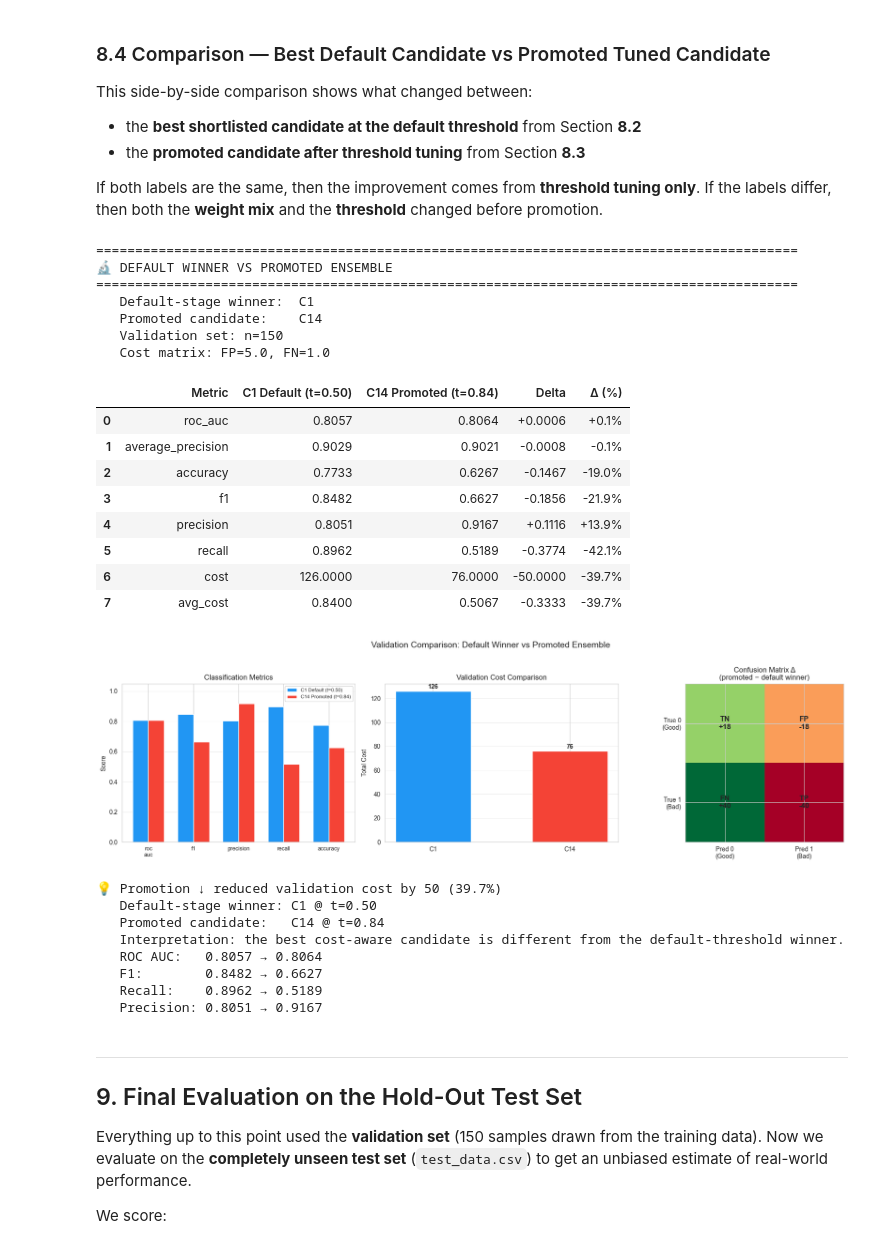
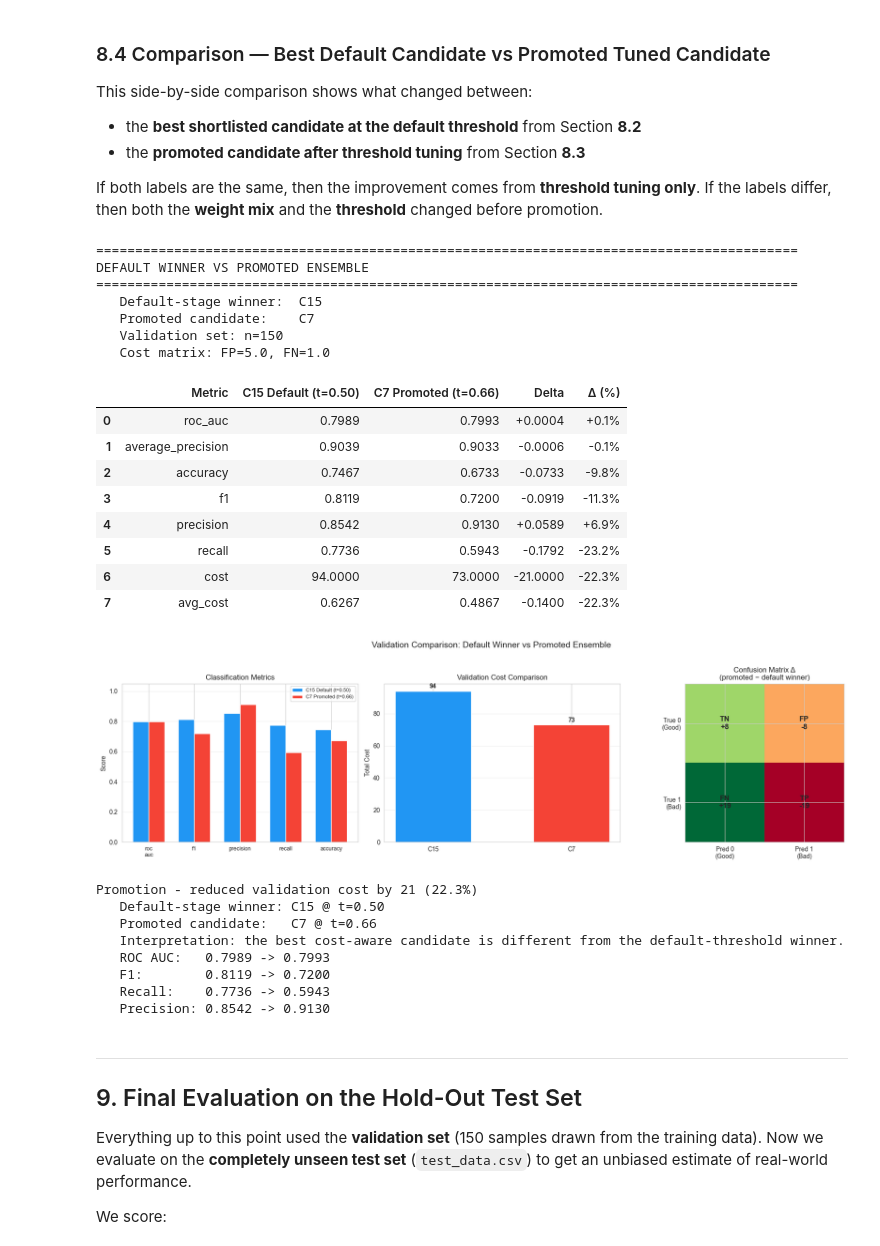
Before and after one commit to ntinasf/credit-risk, a Jupyter notebook: notebooks/investigation.ipynb, the cells around one changed output. Saved outputs shown, nothing was run; the diff lists cells and outputs as text; code cells hidden in the pictures.

```diff
--- a/notebooks/investigation.ipynb
+++ b/notebooks/investigation.ipynb
@@ -1939,15 +1982,18 @@ for candidate in shortlisted_candidates:
         "best_cost": best_cost_candidate,
     }
 
+# Promotion is decided on COST — the project's objective. Precision and ROC AUC
+# only break ties. (Sorting precision-first instead picks a higher-precision but
+# more expensive candidate, which contradicts the stated objective.)
 candidate_tuned_df = pd.DataFrame(candidate_tuned_records).sort_values(
-    ["precision", "roc_auc", "cost"],
-    ascending=[False, False, True],
+    ["cost", "precision", "roc_auc"],
+    ascending=[True, False, False],
 ).reset_index(drop=True)
 
 print("=" * 110)
-print("🎯 SHORTLISTED CANDIDATES AFTER THRESHOLD TUNING")
+print("SHORTLISTED CANDIDATES AFTER THRESHOLD TUNING")
 print("=" * 110)
-print("   Promotion rule: cost ↑ priority, then precision, then ROC AUC")
+print("   Promotion rule: lowest cost, then precision, then ROC AUC")
 print(f"   Validation set: n={len(y_val)}")
 print(f"   Cost matrix: FP={cost_fp}, FN={cost_fn}\n")
 
@@ -1985,21 +2031,21 @@ metrics_tuned = {
 }
 selected_ensemble_candidate = promoted_candidate_label
 
-print(f"\n🏆 Promoted ensemble candidate: {promoted_candidate_label}")
+print(f"\nPromoted ensemble candidate: {promoted_candidate_label}")
 print(f"   Original shortlist rank: #{int(promoted_candidate['shortlist_rank'])}")
 print(
-    f"   Weights → LRC={ensemble_weights['lrc']:.1f}, RFC={ensemble_weights['rfc']:.1f}, "
+    f"   Weights -> LRC={ensemble_weights['lrc']:.1f}, RFC={ensemble_weights['rfc']:.1f}, "
     f"SVC={ensemble_weights['svc']:.1f}, CAT={ensemble_weights['cat']:.1f}"
 )
-print(f"   Tuned threshold → {best_threshold:.2f}")
+print(f"   Tuned threshold -> {best_threshold:.2f}")
 for metric_name, metric_value in metrics_tuned.items():
     print(f"   {metric_name:>20s}: {metric_value:.4f}")
 
 if promoted_candidate_label == best_default_candidate_label:
-    print("\nℹ️ Promotion kept the same weight combination as the default-threshold winner.")
+    print("\nPromotion kept the same weight combination as the default-threshold winner.")
     print("   The gain here comes purely from threshold tuning.")
 else:
-    print(f"\n🔄 Promotion changed the winner from {best_default_candidate_label} to {promoted_candidate_label}.")
+    print(f"\nPromotion changed the winner from {best_default_candidate_label} to {promoted_candidate_label}.")
     print("   This means the best cost-aware ensemble is not the same as the best default-threshold ensemble.")
 
 cost_delta_vs_default = metrics_tuned["cost"] - metrics_default["cost"]
@@ -2114,7 +2160,7 @@ comparison_df["Delta"] = comparison_df[promoted_col] - comparison_df[default_col
 comparison_df["Δ (%)"] = comparison_df["Delta"] / comparison_df[default_col].abs().replace(0, np.nan) * 100
 
 print("=" * 90)
-print("🔬 DEFAULT WINNER VS PROMOTED ENSEMBLE")
+print("DEFAULT WINNER VS PROMOTED ENSEMBLE")
 print("=" * 90)
 print(f"   Default-stage winner:  {default_label}")
 print(f"   Promoted candidate:    {promoted_label}")
@@ -2176,60 +2222,60 @@ labels = np.array([
 ])
 scale = np.max(np.abs(cm_diff))
 im = ax.imshow(cm_diff, cmap="RdYlGn", vmin=-scale if scale else -1, vmax=scale if scale else 1)
 for i in range(2):
     for j in range(2):
         ax.text(j, i, labels[i, j], ha="center", va="center", fontsize=12, fontweight="bold")
 ax.set_xticks([0, 1])
 ax.set_yticks([0, 1])
 ax.set_xticklabels(["Pred 0\n(Good)", "Pred 1\n(Bad)"])
 ax.set_yticklabels(["True 0\n(Good)", "True 1\n(Bad)"])
 ax.set_title("Confusion Matrix Δ\n(promoted − default winner)")
 
 plt.suptitle("Validation Comparison: Default Winner vs Promoted Ensemble", fontsize=14, y=1.02)
 plt.tight_layout()
 plt.show()
 
 cost_delta = metrics_tuned["cost"] - metrics_default["cost"]
 cost_pct = cost_delta / metrics_default["cost"] * 100 if metrics_default["cost"] != 0 else 0
-direction = "↓ reduced" if cost_delta < 0 else ("↑ increased" if cost_delta > 0 else "= unchanged")
+direction = "reduced" if cost_delta < 0 else ("increased" if cost_delta > 0 else "left unchanged")
 
-print(f"\n💡 Promotion {direction} validation cost by {abs(cost_delta):.0f} ({abs(cost_pct):.1f}%)")
+print(f"\nPromotion {direction} validation cost by {abs(cost_delta):.0f} ({abs(cost_pct):.1f}%)")
 print(f"   Default-stage winner: {default_label} @ t={DEFAULT_THRESHOLD:.2f}")
 print(f"   Promoted candidate:   {promoted_label} @ t={best_threshold:.2f}")
 if default_label == promoted_label:
     print("   Interpretation: same weights won, threshold tuning made the difference.")
 else:
     print("   Interpretation: the best cost-aware candidate is different from the default-threshold winner.")
-print(f"   ROC AUC:   {metrics_default['roc_auc']:.4f} → {metrics_tuned['roc_auc']:.4f}")
-print(f"   F1:        {metrics_default['f1']:.4f} → {metrics_tuned['f1']:.4f}")
-print(f"   Recall:    {metrics_default['recall']:.4f} → {metrics_tuned['recall']:.4f}")
-print(f"   Precision: {metrics_default['precision']:.4f} → {metrics_tuned['precision']:.4f}")
+print(f"   ROC AUC:   {metrics_default['roc_auc']:.4f} -> {metrics_tuned['roc_auc']:.4f}")
+print(f"   F1:        {metrics_default['f1']:.4f} -> {metrics_tuned['f1']:.4f}")
+print(f"   Recall:    {metrics_default['recall']:.4f} -> {metrics_tuned['recall']:.4f}")
+print(f"   Precision: {metrics_default['precision']:.4f} -> {metrics_tuned['precision']:.4f}")
 # %% [output]
 ==========================================================================================
-🔬 DEFAULT WINNER VS PROMOTED ENSEMBLE
+DEFAULT WINNER VS PROMOTED ENSEMBLE
 ==========================================================================================
-   Default-stage winner:  C1
-   Promoted candidate:    C14
+   Default-stage winner:  C15
+   Promoted candidate:    C7
    Validation set: n=150
    Cost matrix: FP=5.0, FN=1.0
-|  | Metric | C1 Default (t=0.50) | C14 Promoted (t=0.84) | Delta | Δ (%) |
-| 0 | roc_auc | 0.8057 | 0.8064 | +0.0006 | +0.1% |
-| 1 | average_precision | 0.9029 | 0.9021 | -0.0008 | -0.1% |
-| 2 | accuracy | 0.7733 | 0.6267 | -0.1467 | -19.0% |
-| 3 | f1 | 0.8482 | 0.6627 | -0.1856 | -21.9% |
-| 4 | precision | 0.8051 | 0.9167 | +0.1116 | +13.9% |
-| 5 | recall | 0.8962 | 0.5189 | -0.3774 | -42.1% |
-| 6 | cost | 126.0000 | 76.0000 | -50.0000 | -39.7% |
-| 7 | avg_cost | 0.8400 | 0.5067 | -0.3333 | -39.7% |
+|  | Metric | C15 Default (t=0.50) | C7 Promoted (t=0.66) | Delta | Δ (%) |
+| 0 | roc_auc | 0.7989 | 0.7993 | +0.0004 | +0.1% |
+| 1 | average_precision | 0.9039 | 0.9033 | -0.0006 | -0.1% |
+| 2 | accuracy | 0.7467 | 0.6733 | -0.0733 | -9.8% |
+| 3 | f1 | 0.8119 | 0.7200 | -0.0919 | -11.3% |
+| 4 | precision | 0.8542 | 0.9130 | +0.0589 | +6.9% |
+| 5 | recall | 0.7736 | 0.5943 | -0.1792 | -23.2% |
+| 6 | cost | 94.0000 | 73.0000 | -21.0000 | -22.3% |
+| 7 | avg_cost | 0.6267 | 0.4867 | -0.1400 | -22.3% |
-[figure, old version]
+[figure, new version]
-💡 Promotion ↓ reduced validation cost by 50 (39.7%)
-   Default-stage winner: C1 @ t=0.50
-   Promoted candidate:   C14 @ t=0.84
+Promotion - reduced validation cost by 21 (22.3%)
+   Default-stage winner: C15 @ t=0.50
+   Promoted candidate:   C7 @ t=0.66
    Interpretation: the best cost-aware candidate is different from the default-threshold winner.
-   ROC AUC:   0.8057 → 0.8064
-   F1:        0.8482 → 0.6627
-   Recall:    0.8962 → 0.5189
-   Precision: 0.8051 → 0.9167
+   ROC AUC:   0.7989 -> 0.7993
+   F1:        0.8119 -> 0.7200
+   Recall:    0.7736 -> 0.5943
+   Precision: 0.8542 -> 0.9130
 # %% [markdown]
 ---
 ## 9. Final Evaluation on the Hold-Out Test Set
```
Also changed, not shown: parts of 47 cells of this notebook, 3 other files.
